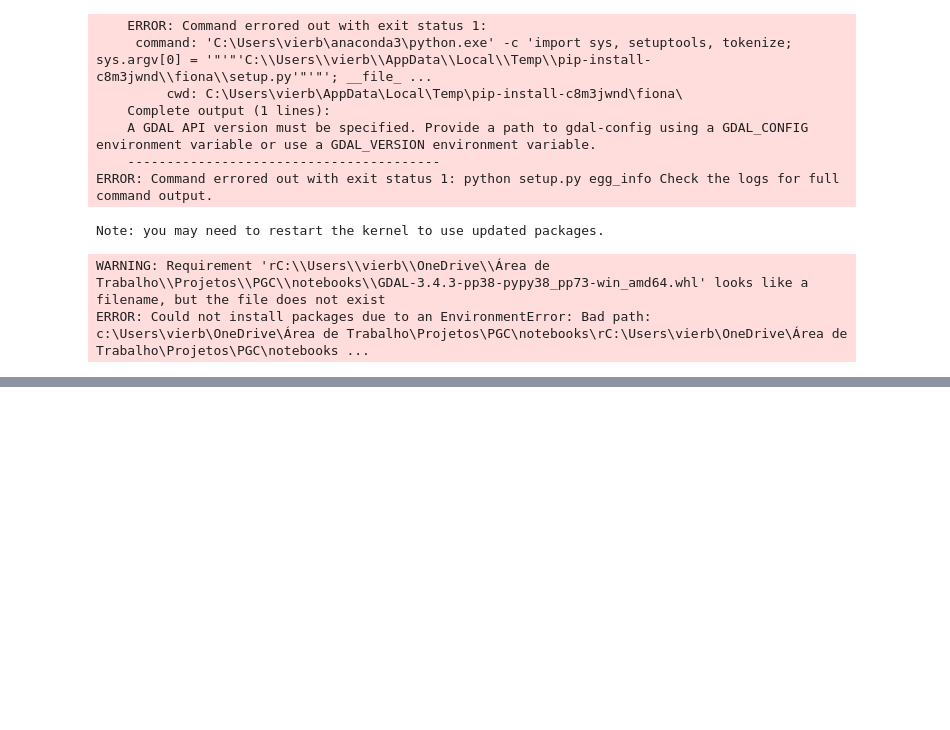
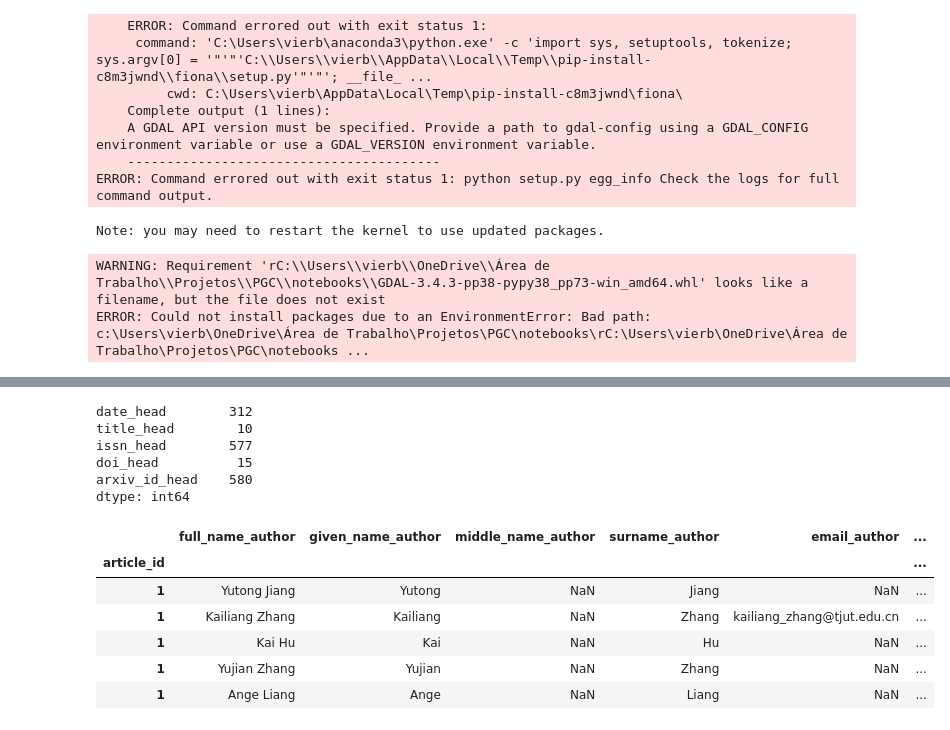
Before and after one commit to Vieirbat/Summarticles, a Jupyter notebook: notebooks/Visões Estatísticas.ipynb, the cells around one changed output, grey strips where cells are left out. Drawn from its saved outputs; the diff is of its cells as text; code cells hidden in the pictures; blank space fills up the shorter version.

```diff
--- a/notebooks/Visões Estatísticas.ipynb
+++ b/notebooks/Visões Estatísticas.ipynb
@@ -645,0 +671,19 @@ ERROR: Could not install packages due to an EnvironmentError: Bad path: c:\Users
+# %%
+df_doc_head.isnull().sum()
+# %% [output]
+date_head        312
+title_head        10
+issn_head        577
+doi_head          15
+arxiv_id_head    580
+dtype: int64
+# %%
+df_doc_authors.head()
+# %% [output]
+|  | full_name_author | given_name_author | middle_name_author | surname_author | email_author | ... |
+| article_id |  |  |  |  |  | ... |
+| 1 | Yutong Jiang | Yutong | NaN | Jiang | NaN | ... |
+| 1 | Kailiang Zhang | Kailiang | NaN | Zhang | kailiang_zhang@tjut.edu.cn | ... |
+| 1 | Kai Hu | Kai | NaN | Hu | NaN | ... |
+| 1 | Yujian Zhang | Yujian | NaN | Zhang | NaN | ... |
+| 1 | Ange Liang | Ange | NaN | Liang | NaN | ... |
```
Also changed, not shown: parts of 27 cells of this notebook, 2 other files.
